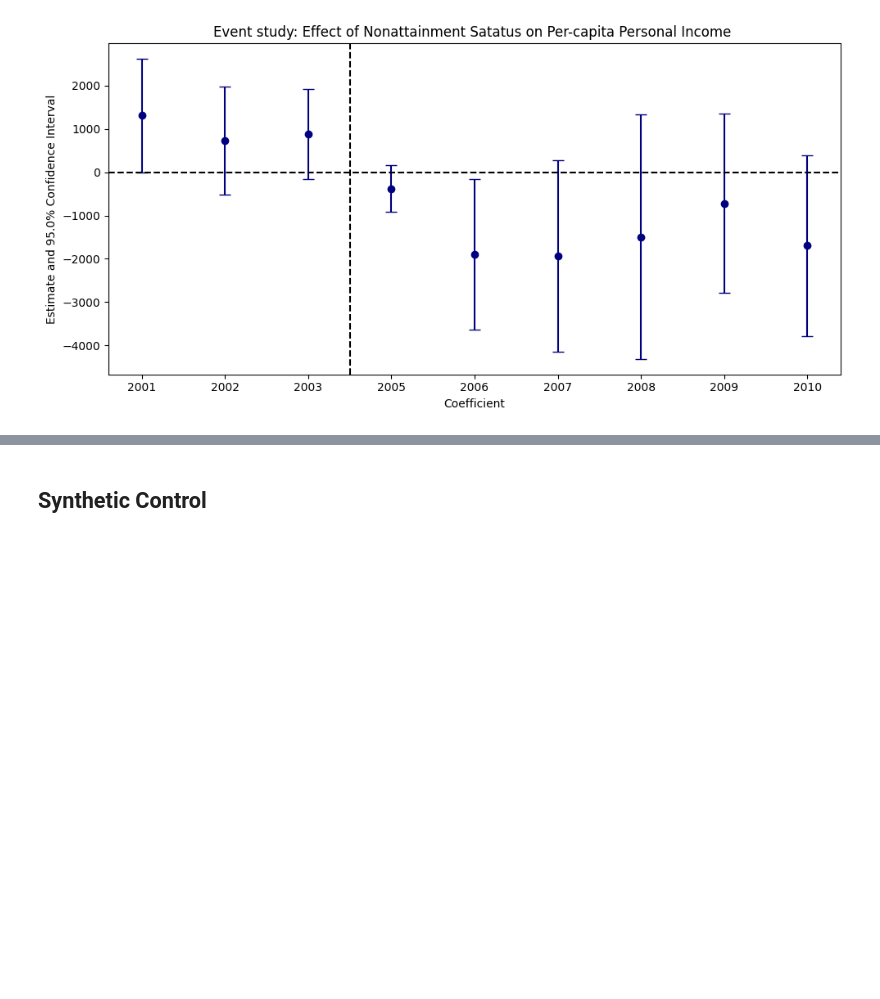
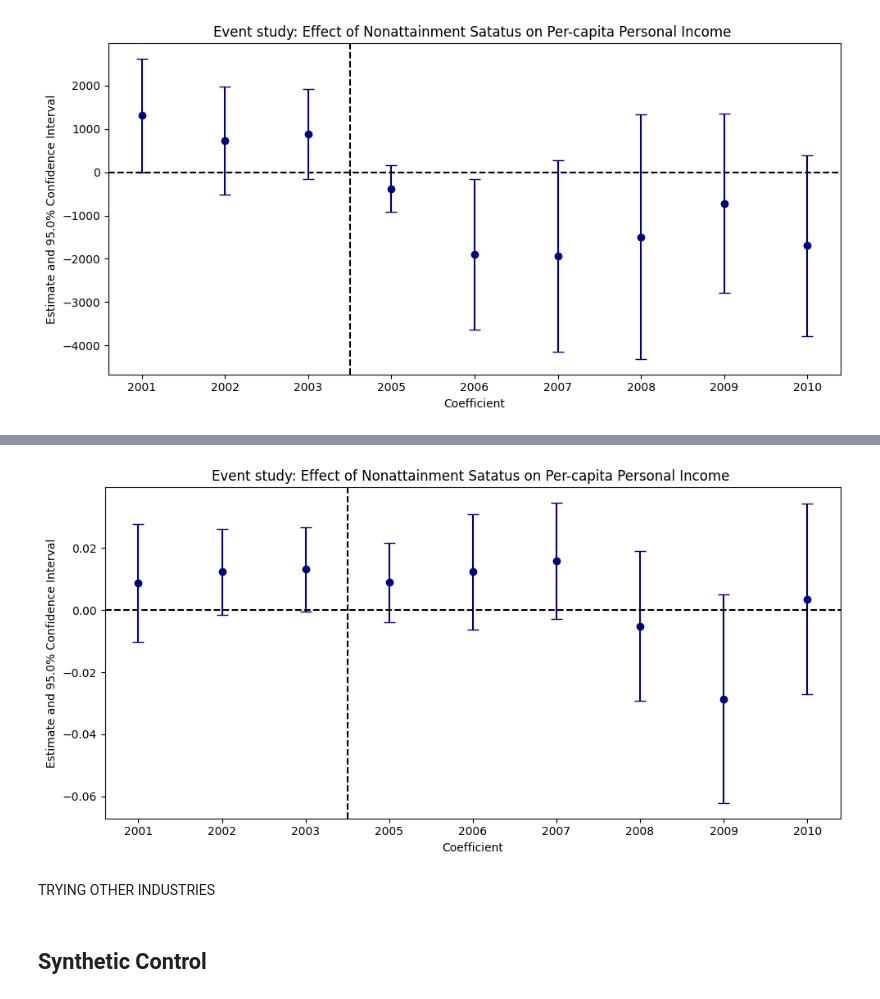
Before and after one commit to wren17/epa_greenbook_project, a Jupyter notebook: analysis.ipynb, the cells around one changed output, grey strips where cells are left out. Cells and saved outputs as stored; diff of their text form; code cells hidden in the pictures; blank space fills up the shorter version.

```diff
--- a/analysis.ipynb
+++ b/analysis.ipynb
@@ -513,3 +513,15 @@ income_twfe.iplot(
 )
 # %% [output]
 [figure]
+# %%
+model_df = hubs_gdp[['manufac_share', 'gdp_all', 'D', 'year', 'GeoFIPS', "treated"]].dropna().copy()
+model_df = model_df[model_df["year"] <= 2010]
+
+
+manshare_twfe = pf.feols(
+    "manufac_share ~ i(year, treated,  ref = 2004) | GeoFIPS + year",
+    model_df,
+    vcov={"CRV1": "GeoFIPS"}, #clustered standard errors at the county level
+)
+
+manshare_twfe.summary()
@@ -516,3 +549,16 @@ income_twfe.iplot(
+# %%
+manshare_twfe.iplot(
+    coord_flip=False,
+    figsize=(10, 5),
+    yintercept=0,
+    cat_template="{value_int}",
+    xintercept=2.5,
+    title="Event study: Effect of Nonattainment Satatus on Per-capita Personal Income ",
+)
+# %% [output]
+[figure, added]
+# %% [markdown]
+TRYING OTHER INDUSTRIES
 # %% [markdown]
 ## Synthetic Control
 # %% [markdown]
```
Also changed, not shown: parts of 18 cells of this notebook, 2 other files.
